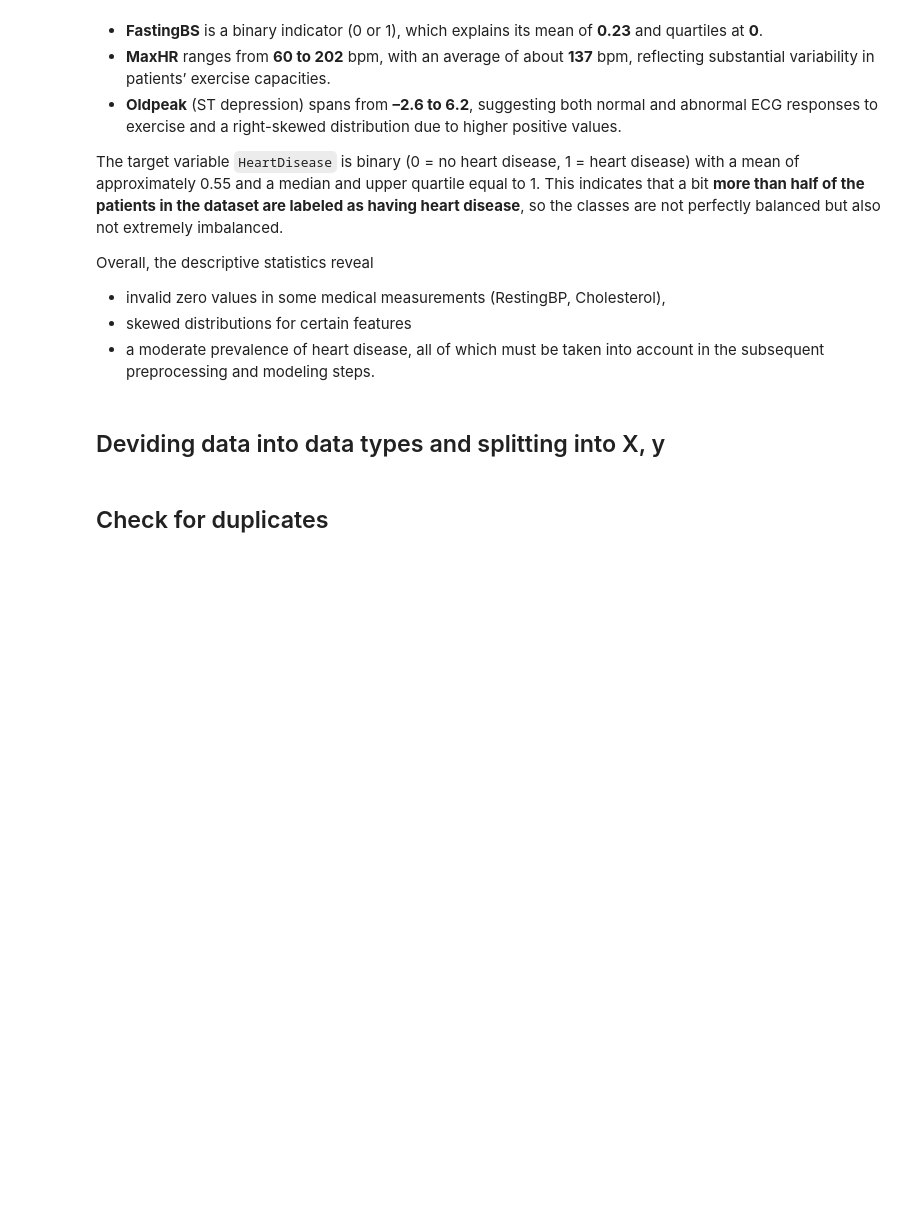
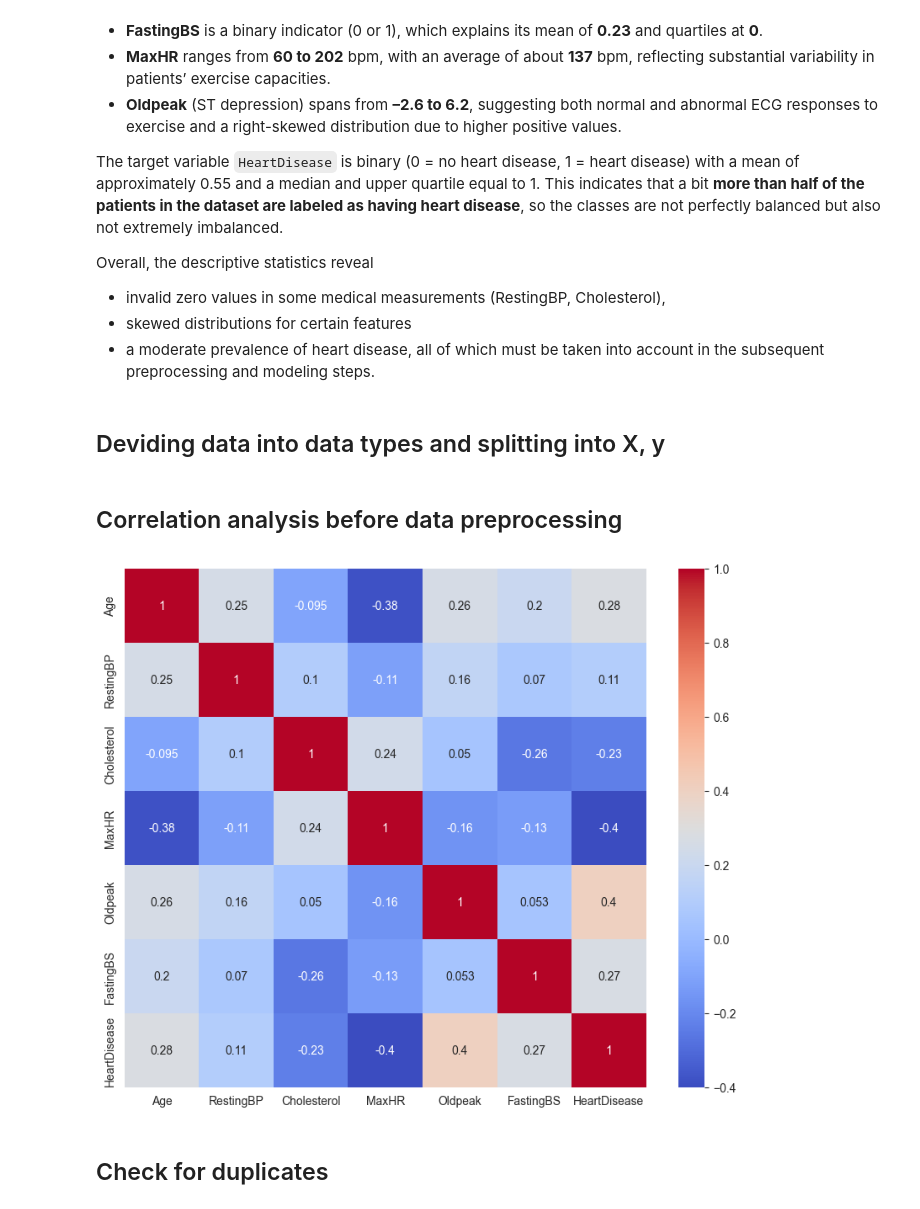
Before and after one commit to Sanjouk/IA01-Project, a Jupyter notebook: src/project.ipynb, the cells around one changed output. Drawn from its saved outputs; the diff is of its cells as text; code cells hidden in the pictures; blank space fills up the shorter version.

```diff
--- a/src/project.ipynb
+++ b/src/project.ipynb
@@ -403,6 +403,14 @@ X = heart_data.drop(target_feature, axis=1)
 y = heart_data['HeartDisease']
 
 X_train, X_test, y_train, y_test = train_test_split(X, y, test_size=0.3, random_state=42)
+# %% [markdown]
+## Correlation analysis before data preprocessing
+# %%
+plt.figure(figsize=(10, 8))
+sns.heatmap(heart_data[numerical_features+binary_features+target_feature].corr(), annot=True, cmap='coolwarm')
+plt.show()
+# %% [output]
+[figure, added]
 # %% [markdown]
 ## Check for duplicates
 # %%
```
Also changed, not shown: parts of 6 cells of this notebook, 1 other file.
